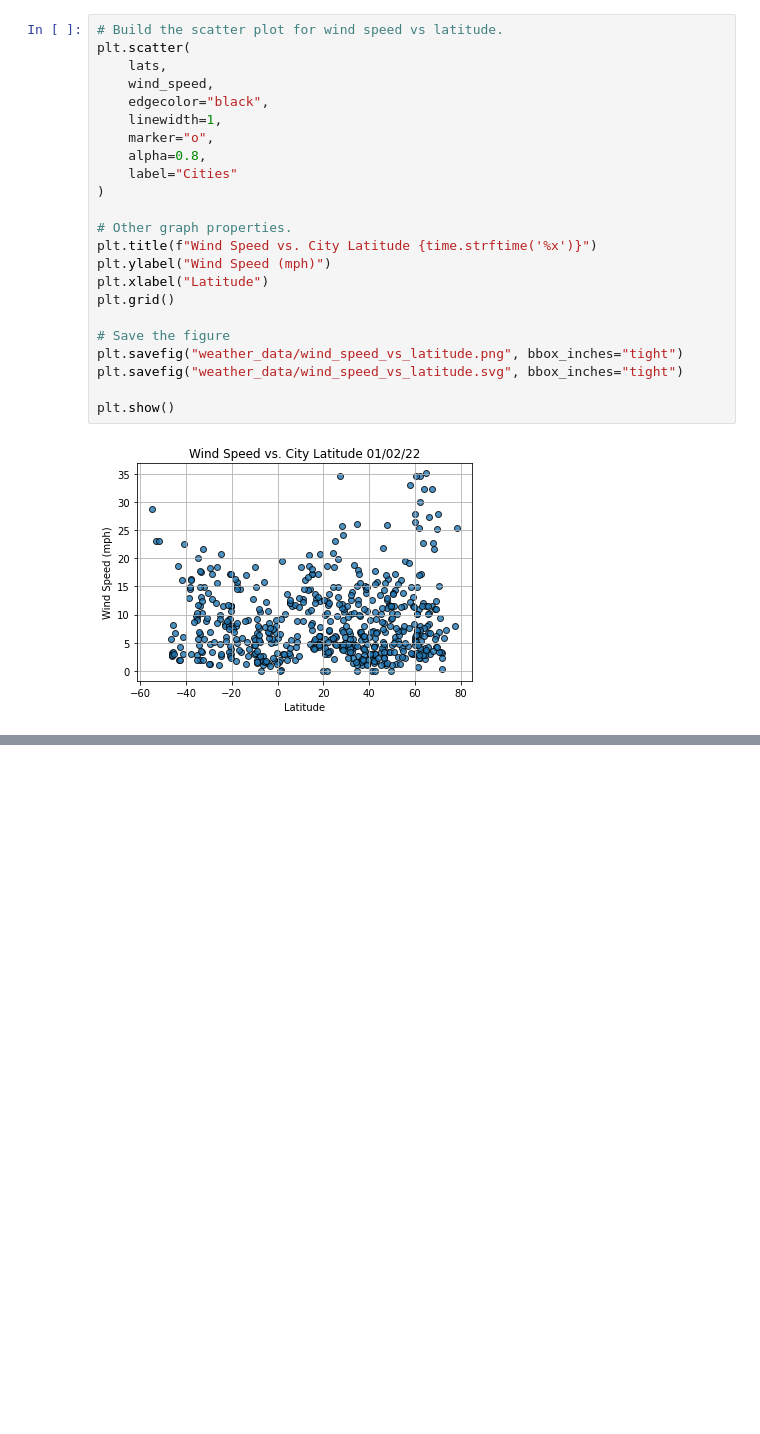
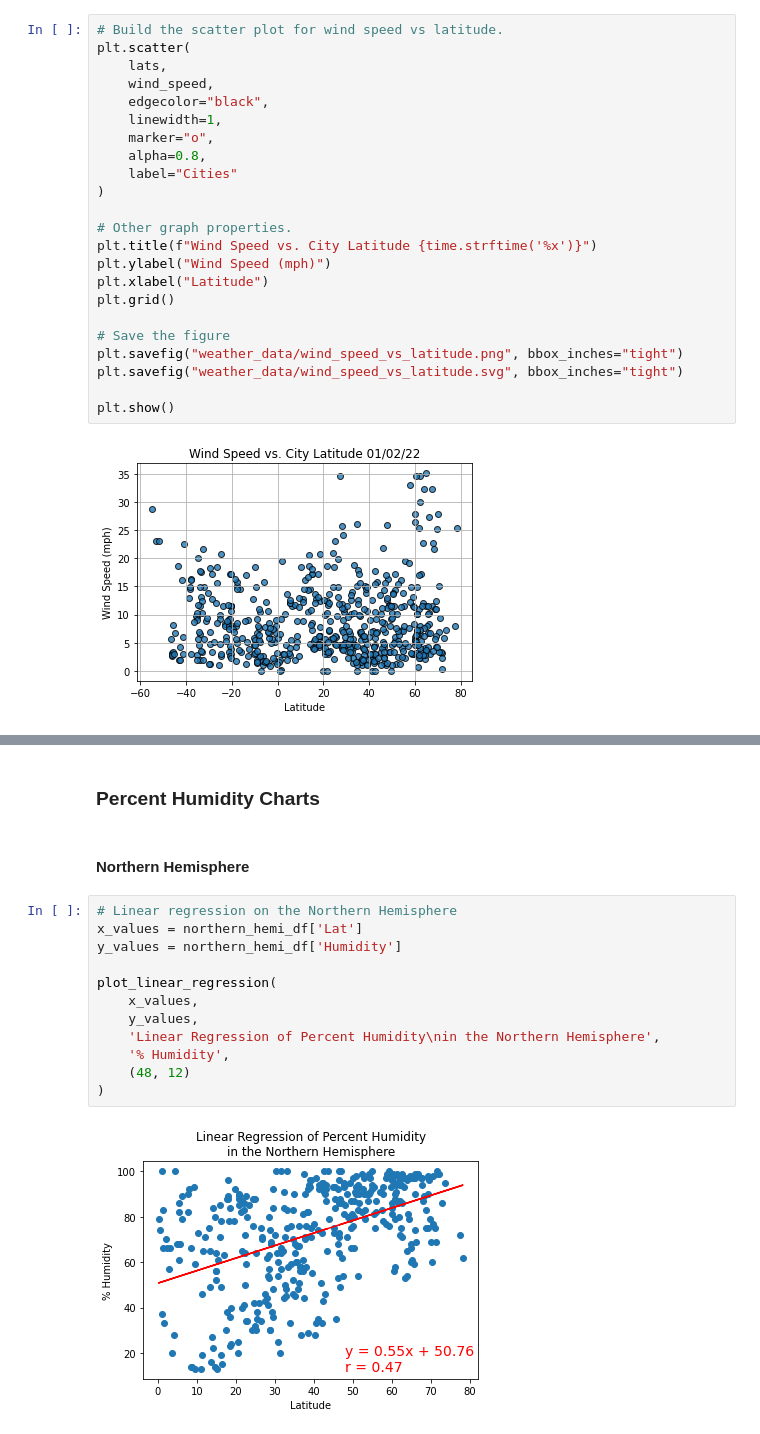
Before and after one commit to cdpeters/weather-and-map-apis-python, a Jupyter notebook: WeatherPy.ipynb, the cells around one changed output, grey strips where cells are left out. Cells and saved outputs as stored; diff of their text form; blank space fills up the shorter version.

```diff
--- a/WeatherPy.ipynb
+++ b/WeatherPy.ipynb
@@ -253,0 +351,18 @@ plt.show()
+# %% [markdown]
+### Percent Humidity Charts
+# %% [markdown]
+#### Northern Hemisphere
+# %%
+# Linear regression on the Northern Hemisphere
+x_values = northern_hemi_df['Lat']
+y_values = northern_hemi_df['Humidity']
+
+plot_linear_regression(
+    x_values,
+    y_values,
+    'Linear Regression of Percent Humidity\nin the Northern Hemisphere',
+    '% Humidity',
+    (48, 12)
+)
+# %% [output]
+[figure, added]
```
Also changed, not shown: parts of 28 cells of this notebook.
